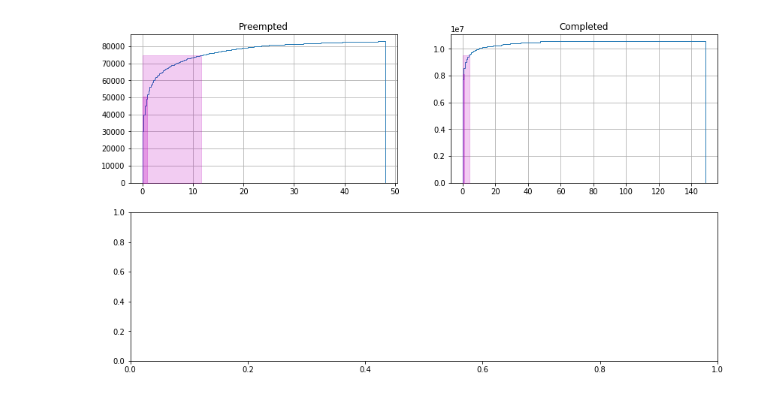
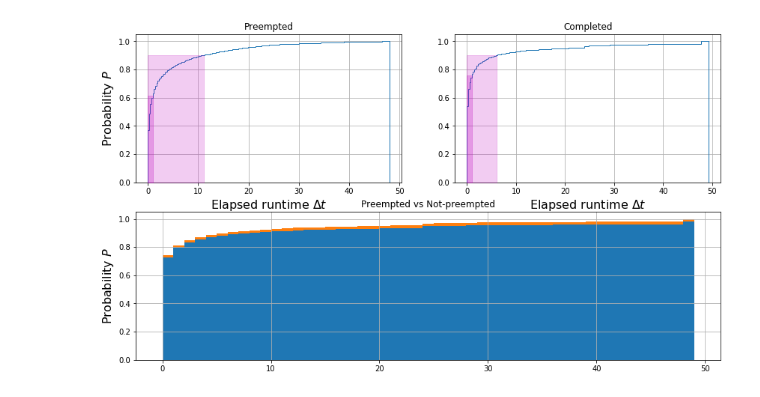
Before and after one commit to jeffersonscientific/HPC_analytics, a Jupyter notebook: hpc_analytics_preemption_times.ipynb, the cells around one changed output. Cells and saved outputs as stored; diff of their text form; code cells hidden in the pictures.

Commit message:
more or less working preemption notebook... I think.

```diff
--- a/hpc_analytics_preemption_times.ipynb
+++ b/hpc_analytics_preemption_times.ipynb
@@ -74,7 +89,9 @@ else:
 print('** ', sacct_mazama.data.dtype.names)
 #print('** ', [s for s in set(sacct_mazama.data['State']) if 'PR' in s])
 #
-preempted = (sacct_mazama.data[sacct_mazama.data['State']=='PREEMPTED'])[numpy.argsort(preempted['JobID'])]
+preempted = (sacct_mazama.jobs_summary[['JobID', 'NCPUS', 'NNodes', 'Submit', 'Start',
+                              'End', 'Elapsed']][ix_pr])
+preempted = preempted[numpy.argsort(preempted['JobID'])]
 #
 print('*** len: ', len(preempted))
 
@@ -82,14 +99,17 @@ print('*** len: ', len(preempted))
 
 #print('** ', preempted[numpy.argsort(preempted['JobID'])][0:10])
 #print('** ', preempted[0:10])
-pr_working = preempted[['JobID', 'NCPUS', 'NNodes', 'Submit', 'Start',
-                              'End', 'Elapsed']]
+#pr_working = preempted[['JobID', 'NCPUS', 'NNodes', 'Submit', 'Start',
+#                              'End', 'Elapsed']]
 #
-compl = sacct_mazama.data[['JobID', 'NCPUS', 'NNodes', 'Submit', 'Start',
-                              'End', 'Elapsed']][sacct_mazama.data['State']=='COMPLETED']
+compl = sacct_mazama.jobs_summary[['JobID', 'NCPUS', 'NNodes', 'Submit', 'Start',
+                              'End', 'Elapsed']][ix_npr]
 
-print(pr_working[0:10])
-print('** ', pr_working.dtype.names)
+#compl = sacct_mazama.jobs_summary[['JobID', 'NCPUS', 'NNodes', 'Submit', 'Start',
+#                              'End', 'Elapsed']][sacct_mazama.jobs_summary['State']!='PREEMPTED']
+
+print(preempted[0:10])
+print('** ', preempted.dtype.names)
 #
 print('** len(completed): ', len(compl))
 # %% [output]
@@ -115,11 +133,16 @@ ax1 = fg.add_subplot('221')
 ax2 = fg.add_subplot('222')
 ax3 = fg.add_subplot('212')
 #
+ax1.set_ylabel('Probability $P$', size=16)
+ax3.set_ylabel('Probability $P$', size=16)
+ax1.set_xlabel('Elapsed runtime $\Delta t$', size=16)
+ax2.set_xlabel('Elapsed runtime $\Delta t$', size=16)
+#
 hhs=[]
 
-for nm, dta,ax in [("Preempted", pr_working, ax1), ("Completed", compl, ax2)]:
+for nm, dta,ax in [("Preempted", preempted, ax1), ("Completed", compl, ax2)]:
     hh = ax.hist(dta['Elapsed']*24., bins=200, cumulative=True,
-                  density=False, zorder=5, histtype='step')
+                  density=True, zorder=5, histtype='step')
     hhs+=[hh]
     #
     y_90=.9*numpy.max(hh[0])
@@ -141,13 +164,62 @@ for nm, dta,ax in [("Preempted", pr_working, ax1), ("Completed", compl, ax2)]:
     print('{}: P(1hr): {}'.format(nm, y1h/numpy.max(hh[0])))
     #
 print('** N_completed: {}'.format(len(compl)))
-print('** N_pr: {}'.format(len(pr_working)))
+print('** N_pr: {}'.format(len(preempted)))
 #
-print('** P(re): ', len(pr_working)/(len(pr_working)+len(compl)))
+print('** P(re): ', len(preempted)/(len(preempted)+len(compl)))
 #
 # TODO: total probability distribution of preemption. so basically we want to add the cumulative histograms
 #. of preempted and completed.To do that, we have to interpolate the two sets on to the same x-axis.
 # a quick estimator is to just multiply by P(preempt).
 #ax3.plot()
 #print('** ', type(hh[0]))
+max_bin = numpy.max([numpy.max(preempted['Elapsed']), numpy.max(compl['Elapsed'])])*24
+print('*** ', max_bin)
+bins = numpy.arange(0., max_bin,1.)
+hhh = ax3.hist([compl['Elapsed']*24., preempted['Elapsed']*24.], bins=bins,
+              histtype='barstacked', density=True, log=False, cumulative=True,
+               bottom=0.0*numpy.ones(-1+len(bins)))
+ax3.grid()
+ax3.set_title('Preempted vs Not-preempted')
+#
+print('** ** ', numpy.shape(hhh[0]))
+# note: if we're using the "barstacked" histogram, the second series is S2 = s1+s2.
+#
+P_pr=1.- (hhh[0][0]/hhh[0][1])
+#
+fg2=plt.figure(figsize=(12,4))
+ax4 = fg2.add_subplot('111')
+ax4.set_title('Preemption probability', size=16)
+ax4.set_ylabel('Probability $P$', size=16)
+ax4.set_xlabel('Elapsed runtime $\Delta t$', size=16)
+
+#ax4a = ax4.twinx()
+#
+ax4.plot(hhh[1][1:], P_pr, ls='-', marker='.', label='$NP_k/N_k$')
+# ax4.plot(bins[1:], hhh[0][0])
+# ax4a.plot(bins[1:], hhh[0][1])
+ax4.grid()
+#
+# let's just build this cum-prob manually:
+dt_Np = numpy.zeros( (len(sacct_mazama.jobs_summary),2))
+#for t,s in sacct_mazama.jobs_summary[numpy.argsort(sacct_mazama.jobs_summary['Elapsed'])]:
+#    it s=='PREEMPTED'
+
+ix_s = numpy.argsort(sacct_mazama.jobs_summary['Elapsed'])
+dt_Np[:,0] = sacct_mazama.jobs_summary['Elapsed'][ix_s]
+dt_Np[:,1] = numpy.cumsum((sacct_mazama.jobs_summary['State'][ix_s]=='PREEMPTED').astype(int))
+#
+# /float(len(dt_Np))
+ax4.plot(dt_Np[:,0]*24., dt_Np[:,1]/float(len(dt_Np)), ls='--', lw=2., label='$P(<\Delta_t)$')
+#
+# the hist and just counting cumulative measures match, if they're not normalized. just using the top
+# of the stacked histogram doesnot seem to work quite right... because they are slightly different measures
+# of the probability of PreEmption. gotta think about that a bit...
+#hh = ax4.hist(preempted['Elapsed']*24., bins=100, cumulative=True,
+#                  density=False, zorder=5, histtype='step')
+ax4.legend(loc=0)
+#
+print('*** ***')
+print(hhh[0][0][0:20])
+print(hhh[0][1][0:20])
 # %% [output]
@@ -161 +244 @@ Completed: P(1hr): 0.770602252661535
-[figure, old version]
+[figure, new version]
```
Also changed, not shown: parts of 35 cells of this notebook.
